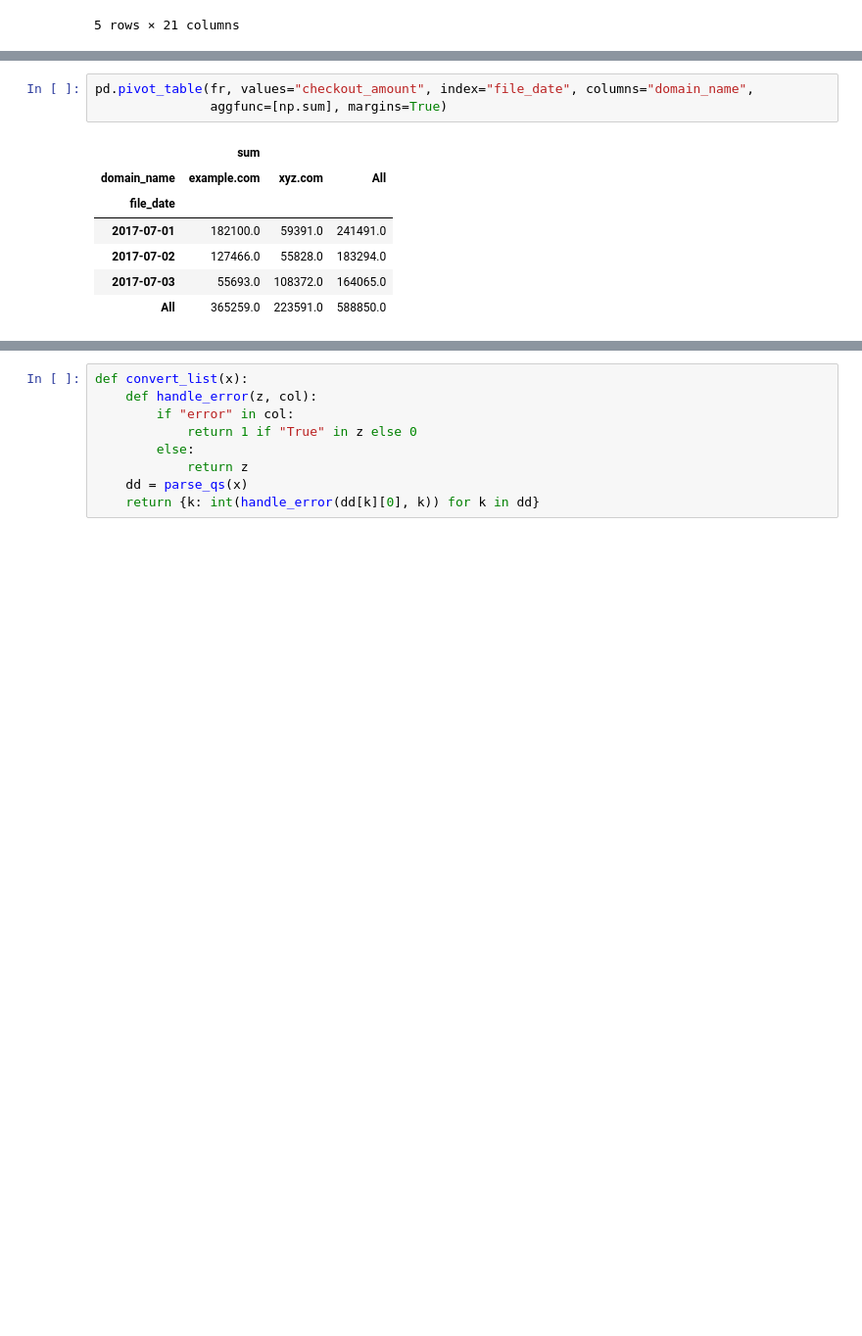
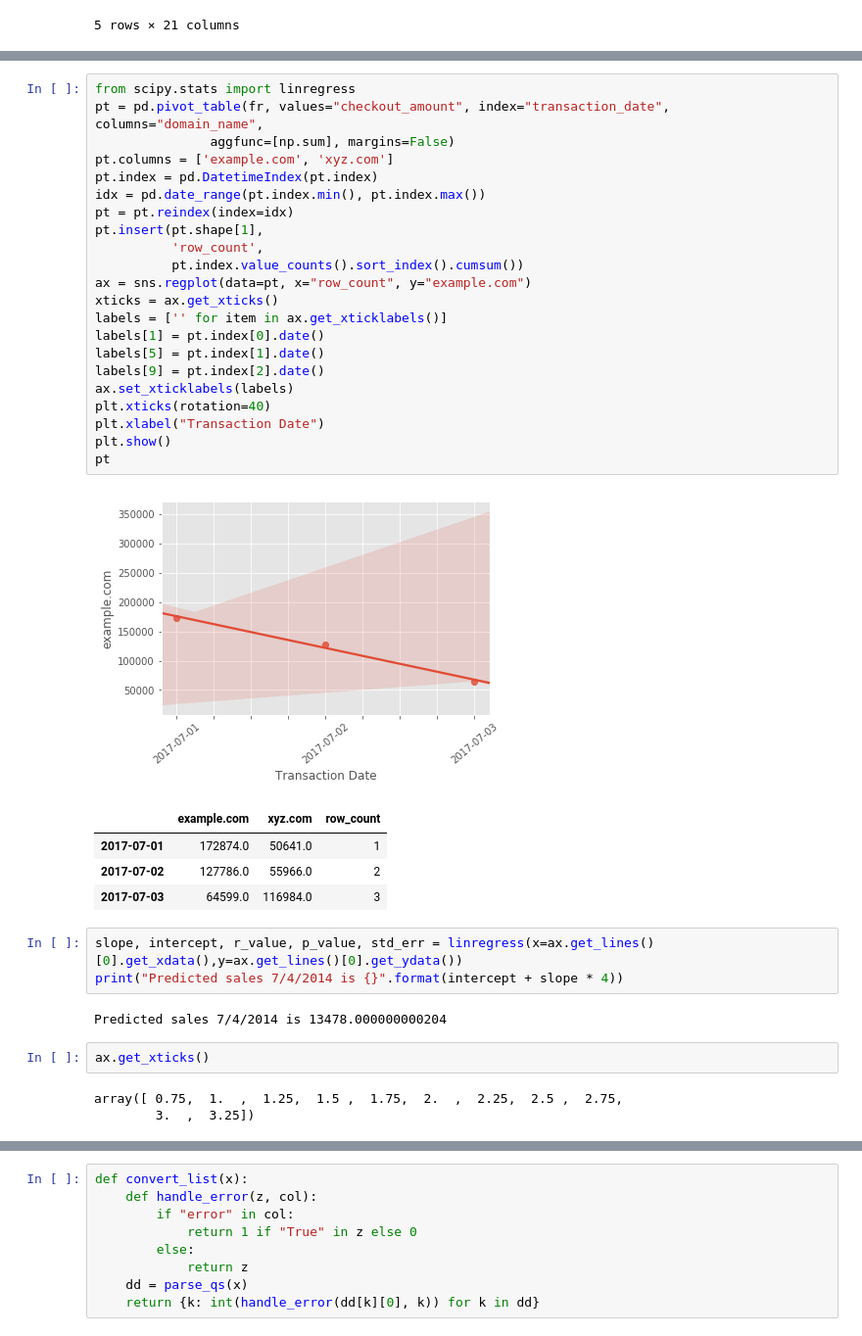
Before and after one commit to dtsmith2001/p-data-challenge, a Jupyter notebook: Explorations.ipynb, the cells around one changed output, grey strips where cells are left out. Shown: that part at 98% size. Saved outputs shown, nothing was run; the diff lists cells and outputs as text; blank space fills up the shorter version.

Commit message:
need to fix xtick labels and do more analysis

```diff
--- a/Explorations.ipynb
+++ b/Explorations.ipynb
@@ -171,11 +160,38 @@ pd.pivot_table(fr, values="checkout_amount", index="transaction_date", columns="
-# %%
-pd.pivot_table(fr, values="checkout_amount", index="file_date", columns="domain_name",
-               aggfunc=[np.sum], margins=True)
-# %% [output]
-|  | sum |  |  |
-| domain_name | example.com | xyz.com | All |
-| file_date |  |  |  |
-| 2017-07-01 | 182100.0 | 59391.0 | 241491.0 |
-| 2017-07-02 | 127466.0 | 55828.0 | 183294.0 |
-| 2017-07-03 | 55693.0 | 108372.0 | 164065.0 |
-| All | 365259.0 | 223591.0 | 588850.0 |
+# %%
+from scipy.stats import linregress
+pt = pd.pivot_table(fr, values="checkout_amount", index="transaction_date", columns="domain_name",
+               aggfunc=[np.sum], margins=False)
+pt.columns = ['example.com', 'xyz.com']
+pt.index = pd.DatetimeIndex(pt.index)
+idx = pd.date_range(pt.index.min(), pt.index.max())
+pt = pt.reindex(index=idx)
+pt.insert(pt.shape[1],
+          'row_count',
+          pt.index.value_counts().sort_index().cumsum())
+ax = sns.regplot(data=pt, x="row_count", y="example.com")
+xticks = ax.get_xticks()
+labels = ['' for item in ax.get_xticklabels()]
+labels[1] = pt.index[0].date()
+labels[5] = pt.index[1].date()
+labels[9] = pt.index[2].date()
+ax.set_xticklabels(labels)
+plt.xticks(rotation=40)
+plt.xlabel("Transaction Date")
+plt.show()
+pt
+# %% [output]
+[figure, added]
+|  | example.com | xyz.com | row_count |
+| 2017-07-01 | 172874.0 | 50641.0 | 1 |
+| 2017-07-02 | 127786.0 | 55966.0 | 2 |
+| 2017-07-03 | 64599.0 | 116984.0 | 3 |
+# %%
+slope, intercept, r_value, p_value, std_err = linregress(x=ax.get_lines()[0].get_xdata(),y=ax.get_lines()[0].get_ydata())
+print("Predicted sales 7/4/2014 is {}".format(intercept + slope * 4))
+# %% [output]
+Predicted sales 7/4/2014 is 13478.000000000204
+# %%
+ax.get_xticks()
+# %% [output]
+array([ 0.75,  1.  ,  1.25,  1.5 ,  1.75,  2.  ,  2.25,  2.5 ,  2.75,
+        3.  ,  3.25])
```
Also changed, not shown: parts of 35 cells of this notebook, 1 other file.
